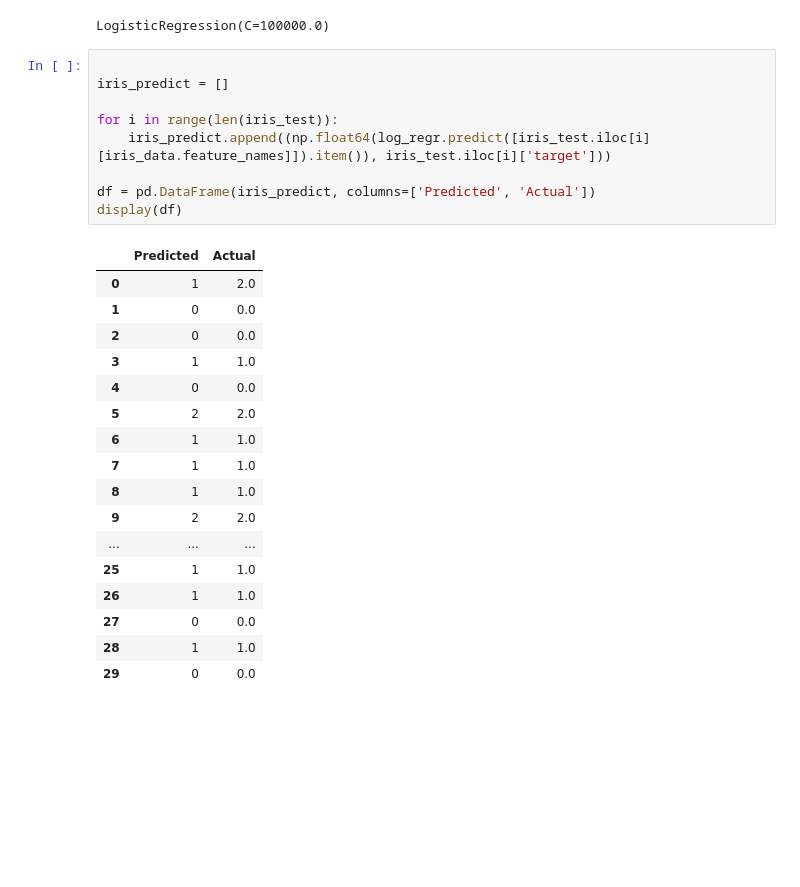
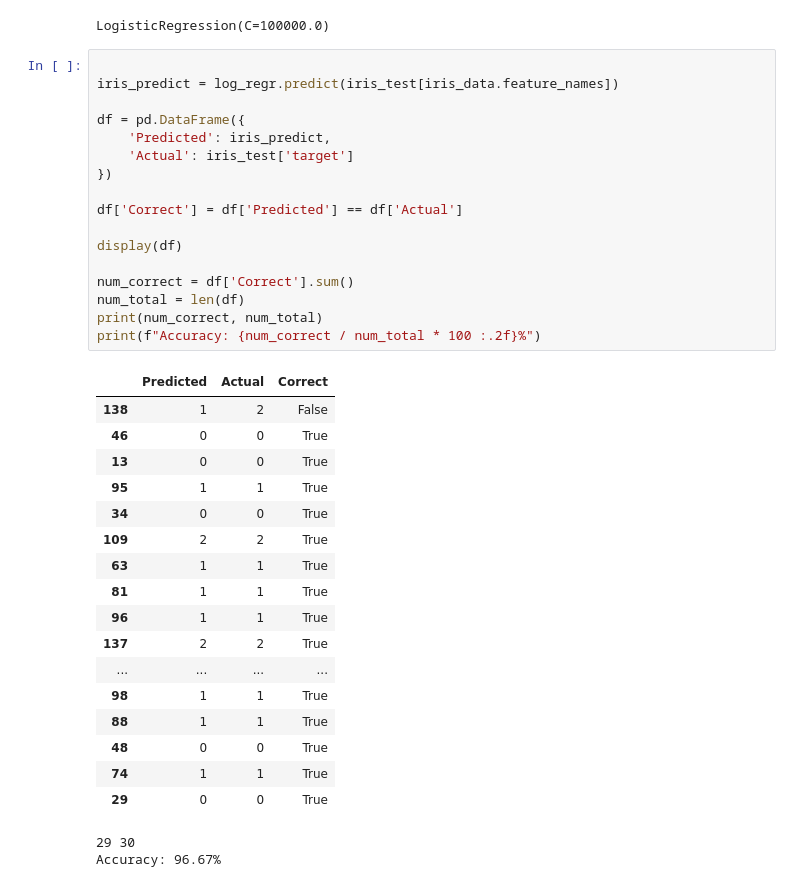
Before and after one commit to st4lemon/aiprojects, a Jupyter notebook: sklearn-learn/irises.ipynb, the cells around one changed output. Cells and saved outputs as stored; diff of their text form; blank space fills up the shorter version.

```diff
--- a/sklearn-learn/irises.ipynb
+++ b/sklearn-learn/irises.ipynb
@@ -270,28 +270,38 @@ log_regr.fit(iris_train[iris_data.feature_names], iris_train['target'])
 LogisticRegression(C=100000.0)
 # %%
 
-iris_predict = []
+iris_predict = log_regr.predict(iris_test[iris_data.feature_names])
 
-for i in range(len(iris_test)):
-    iris_predict.append((np.float64(log_regr.predict([iris_test.iloc[i][iris_data.feature_names]]).item()), iris_test.iloc[i]['target']))
+df = pd.DataFrame({
+    'Predicted': iris_predict,
+    'Actual': iris_test['target']
+})
 
-df = pd.DataFrame(iris_predict, columns=['Predicted', 'Actual'])
+df['Correct'] = df['Predicted'] == df['Actual']
+
 display(df)
+
+num_correct = df['Correct'].sum()
+num_total = len(df)
+print(num_correct, num_total)
+print(f"Accuracy: {num_correct / num_total * 100 :.2f}%")
 # %% [output]
-|  | Predicted | Actual |
-| 0 | 1 | 2.0 |
-| 1 | 0 | 0.0 |
-| 2 | 0 | 0.0 |
-| 3 | 1 | 1.0 |
-| 4 | 0 | 0.0 |
-| 5 | 2 | 2.0 |
-| 6 | 1 | 1.0 |
-| 7 | 1 | 1.0 |
-| 8 | 1 | 1.0 |
-| 9 | 2 | 2.0 |
-| ... | ... | ... |
-| 25 | 1 | 1.0 |
-| 26 | 1 | 1.0 |
-| 27 | 0 | 0.0 |
-| 28 | 1 | 1.0 |
-| 29 | 0 | 0.0 |
+|  | Predicted | Actual | Correct |
+| 138 | 1 | 2 | False |
+| 46 | 0 | 0 | True |
+| 13 | 0 | 0 | True |
+| 95 | 1 | 1 | True |
+| 34 | 0 | 0 | True |
+| 109 | 2 | 2 | True |
+| 63 | 1 | 1 | True |
+| 81 | 1 | 1 | True |
+| 96 | 1 | 1 | True |
+| 137 | 2 | 2 | True |
+| ... | ... | ... | ... |
+| 98 | 1 | 1 | True |
+| 88 | 1 | 1 | True |
+| 48 | 0 | 0 | True |
+| 74 | 1 | 1 | True |
+| 29 | 0 | 0 | True |
+29 30
+Accuracy: 96.67%
```
Also changed, not shown: parts of 9 cells of this notebook.
